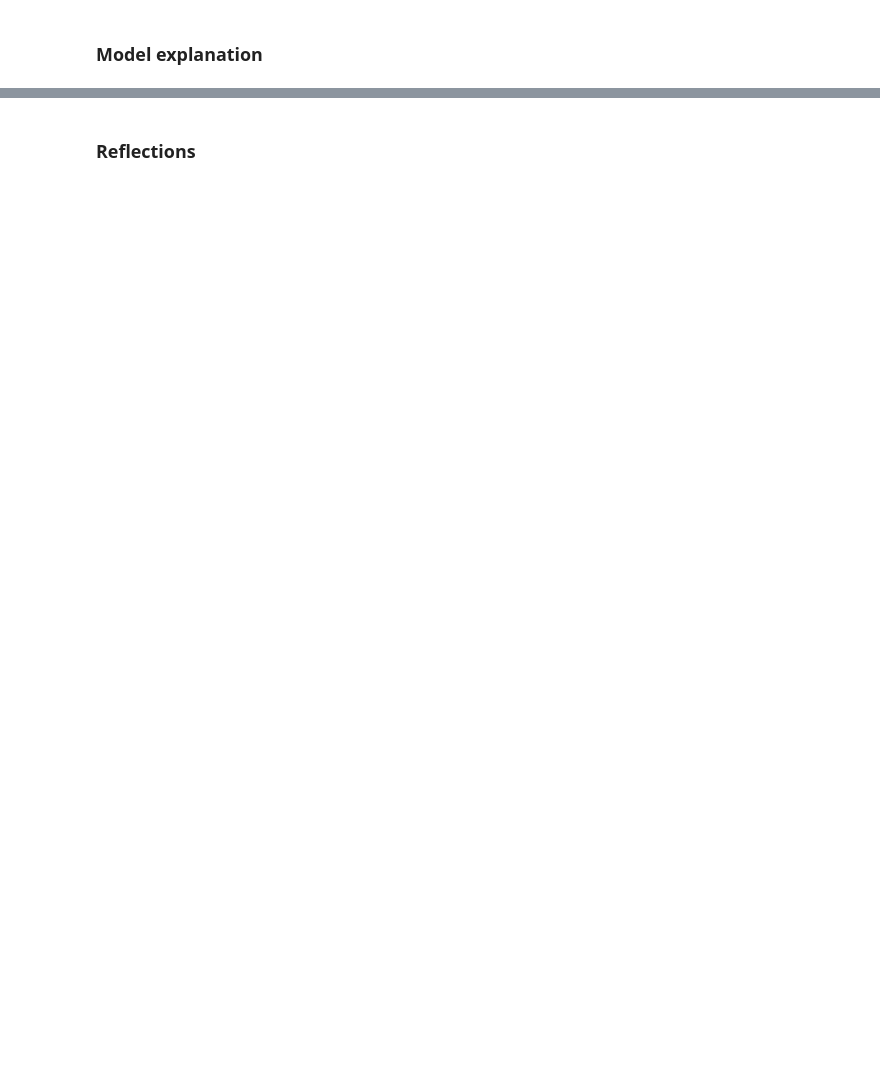
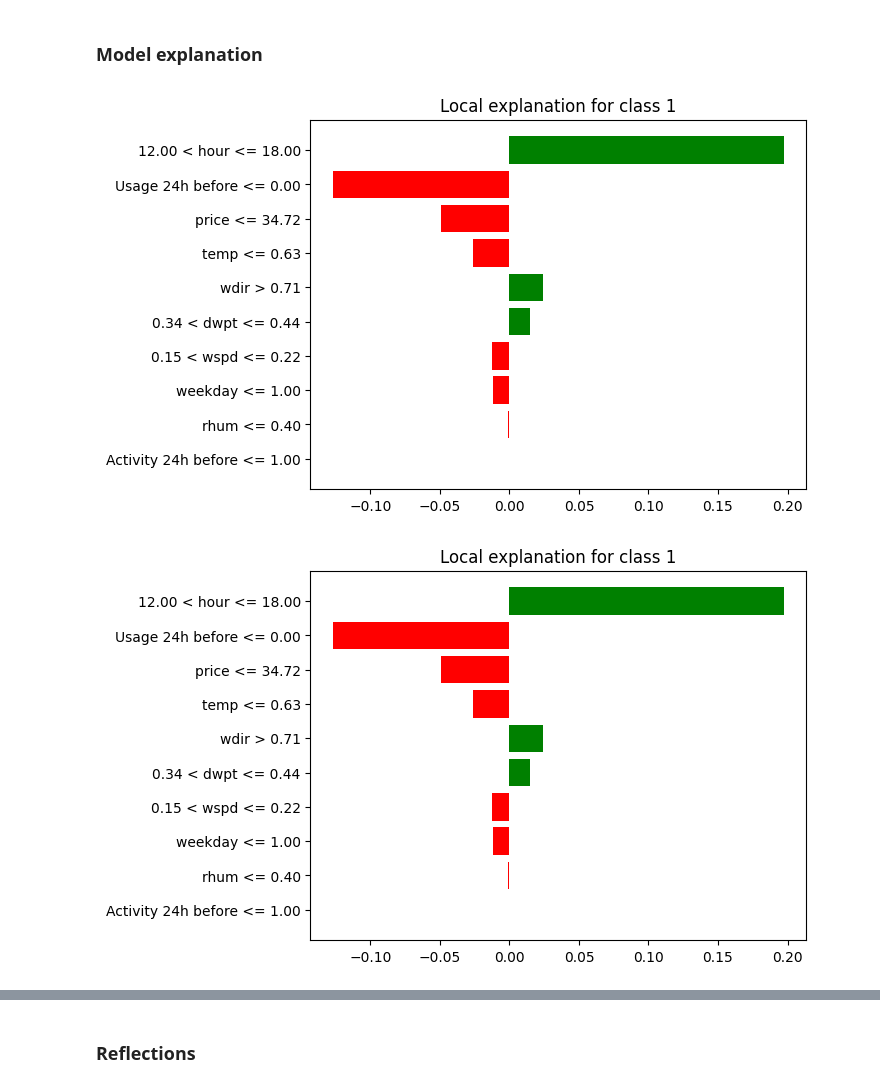
Before and after one commit to PieterHamelynck/Q2_2025, a Jupyter notebook: Lab_solutions/lab_session_05/lab_session_05.ipynb, the cells around one changed output, grey strips where cells are left out. Drawn from its saved outputs; the diff is of its cells as text; code cells hidden in the pictures; blank space fills up the shorter version.

```diff
--- a/Lab_solutions/lab_session_05/lab_session_05.ipynb
+++ b/Lab_solutions/lab_session_05/lab_session_05.ipynb
@@ -182,11 +280,14 @@ lime_explainer = lime_tabular.LimeTabularExplainer(
 # %%
 instance_to_explain = X_test_rf.loc['2015-03-10 14:00'].values
 explanation = lime_explainer.explain_instance(
     data_row=instance_to_explain,
     predict_fn=model_rf.predict_proba,
 )
 
-explanation.show_in_notebook()
+explanation.as_pyplot_figure()
+# %% [output]
+[figure, added]
+[figure, added]
 # %%
 instance_to_explain = X_test_rf.loc['2015-03-10 20:00'].values
 explanation = lime_explainer.explain_instance(
```
Also changed, not shown: parts of 19 cells of this notebook, 13 other files.
